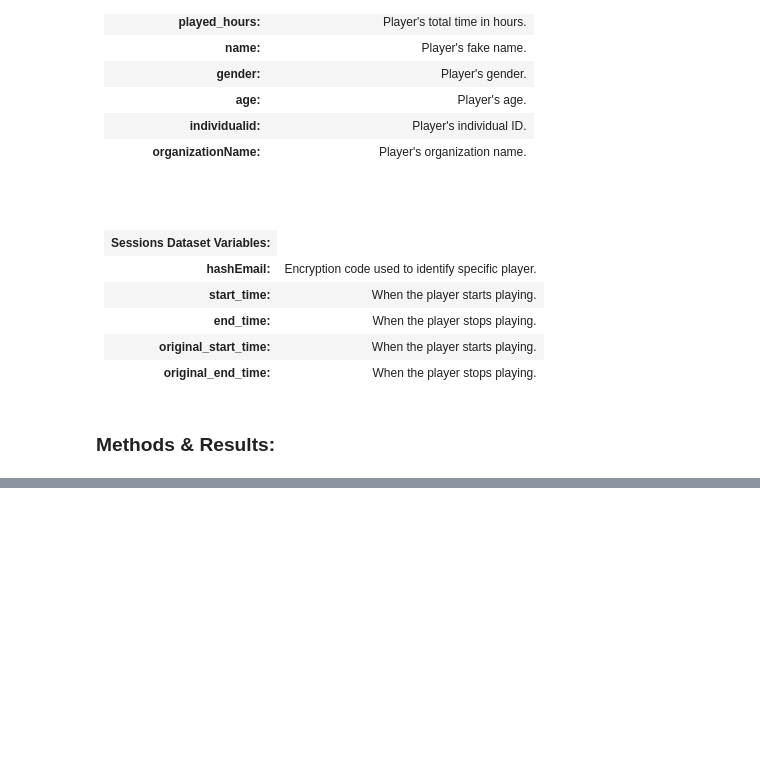
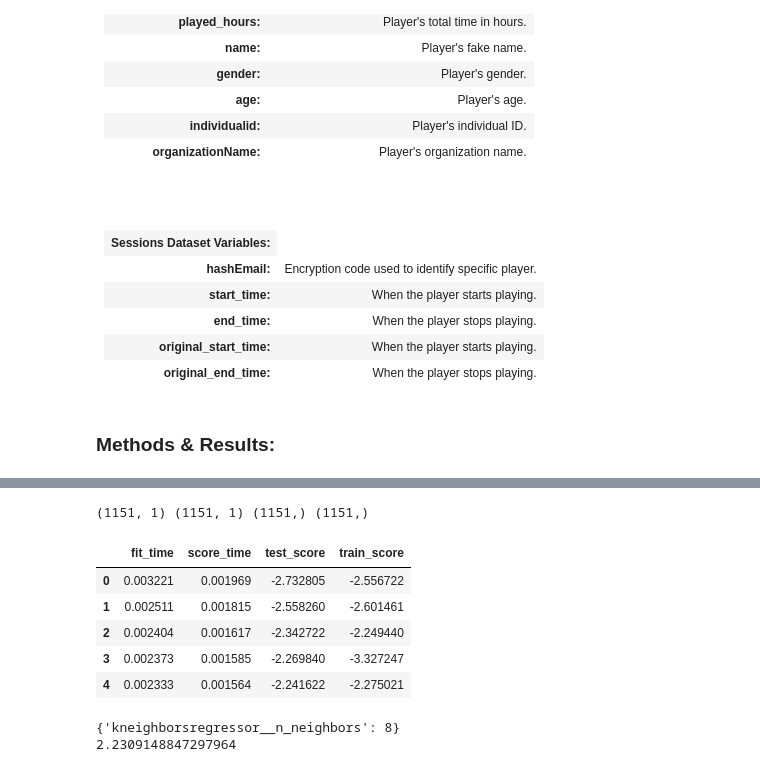
Before and after one commit to joshGRNT/DSCI_100_GP, a Jupyter notebook: Project_Final_Report.ipynb, the cells around one changed output, grey strips where cells are left out. Drawn from its saved outputs; the diff is of its cells as text; code cells hidden in the pictures; blank space fills up the shorter version.

```diff
--- a/Project_Final_Report.ipynb
+++ b/Project_Final_Report.ipynb
@@ -105,0 +144,66 @@ sessions_data.drop(columns = ["hashedEmail"])  #, "original_start_time", "origin
+# %%
+import altair as alt
+import numpy as np
+import pandas as pd
+from sklearn import set_config
+from sklearn.model_selection import GridSearchCV, cross_validate, train_test_split
+from sklearn.neighbors import KNeighborsRegressor
+from sklearn.pipeline import make_pipeline
+from sklearn.preprocessing import StandardScaler
+from sklearn.metrics import mean_squared_error
+
+sessions_training, sessions_testing = train_test_split(
+    sessions,
+    test_size = 0.25,
+    random_state = 2000,
+)
+X_train = sessions_training[["player_count"]]
+y_train = sessions_training["hour"]
+
+X_test = sessions_training[["player_count"]]
+y_test = sessions_training["hour"]
+
+
+# Check the shapes to verify
+print(X_train.shape, X_test.shape, y_train.shape, y_test.shape)
+# %% [output]
+(1151, 1) (1151, 1) (1151,) (1151,)
+# %%
+sessions_pipe = make_pipeline(
+    StandardScaler(),
+    KNeighborsRegressor(),
+)
+
+sessions_cv = pd.DataFrame(
+    cross_validate(
+        estimator = sessions_pipe,
+        cv = 5,
+        X = sessions_training[["player_count"]],
+        y = sessions_training["hour"],
+        scoring = "neg_root_mean_squared_error",
+        return_train_score=True,
+    )
+)
+sessions_cv
+# %% [output]
+|  | fit_time | score_time | test_score | train_score |
+| 0 | 0.003221 | 0.001969 | -2.732805 | -2.556722 |
+| 1 | 0.002511 | 0.001815 | -2.558260 | -2.601461 |
+| 2 | 0.002404 | 0.001617 | -2.342722 | -2.249440 |
+| 3 | 0.002373 | 0.001585 | -2.269840 | -3.327247 |
+| 4 | 0.002333 | 0.001564 | -2.241622 | -2.275021 |
+# %%
+param_grid = {"kneighborsregressor__n_neighbors": range(1, 201, 1),}
+sessions_tuned = GridSearchCV(sessions_pipe, param_grid, cv=5, n_jobs=-1, scoring="neg_root_mean_squared_error")
+sessions_results = pd.DataFrame(sessions_tuned.fit(X_train, y_train).cv_results_)
+
+sessions_results
+
+sessions_min = sessions_tuned.best_params_
+sessions_best_RMSPE = -sessions_tuned.best_score_
+
+print(sessions_min)
+print(sessions_best_RMSPE)
+# %% [output]
+{'kneighborsregressor__n_neighbors': 8}
+2.2309148847297964
```
Also changed, not shown: parts of 5 cells of this notebook.
